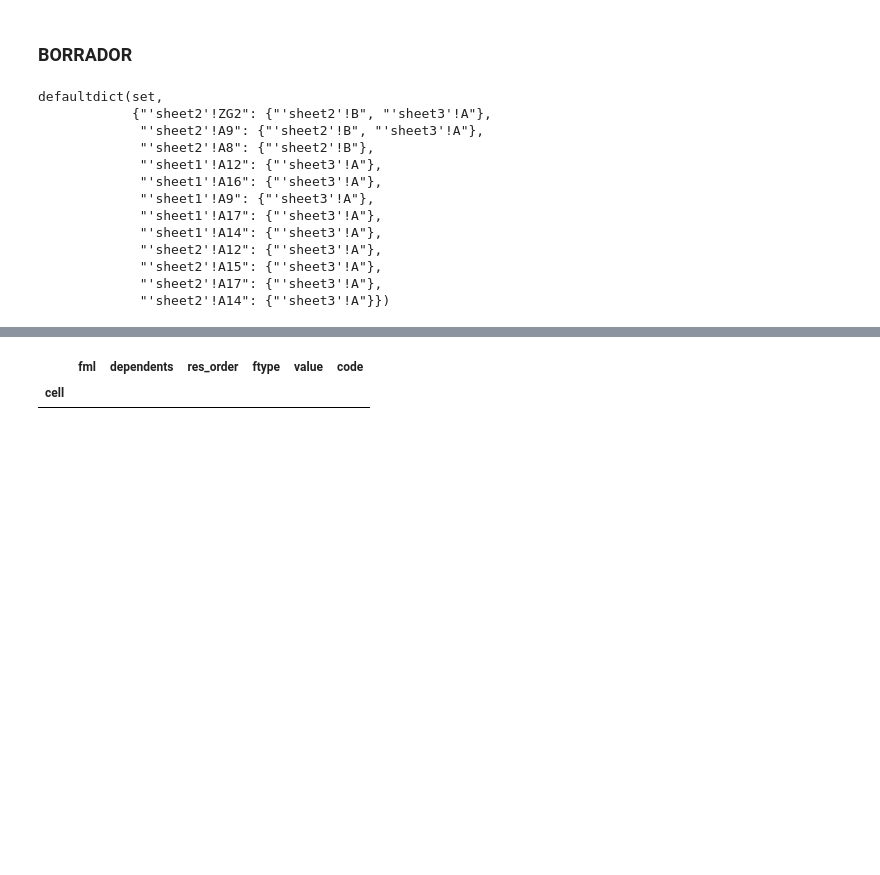
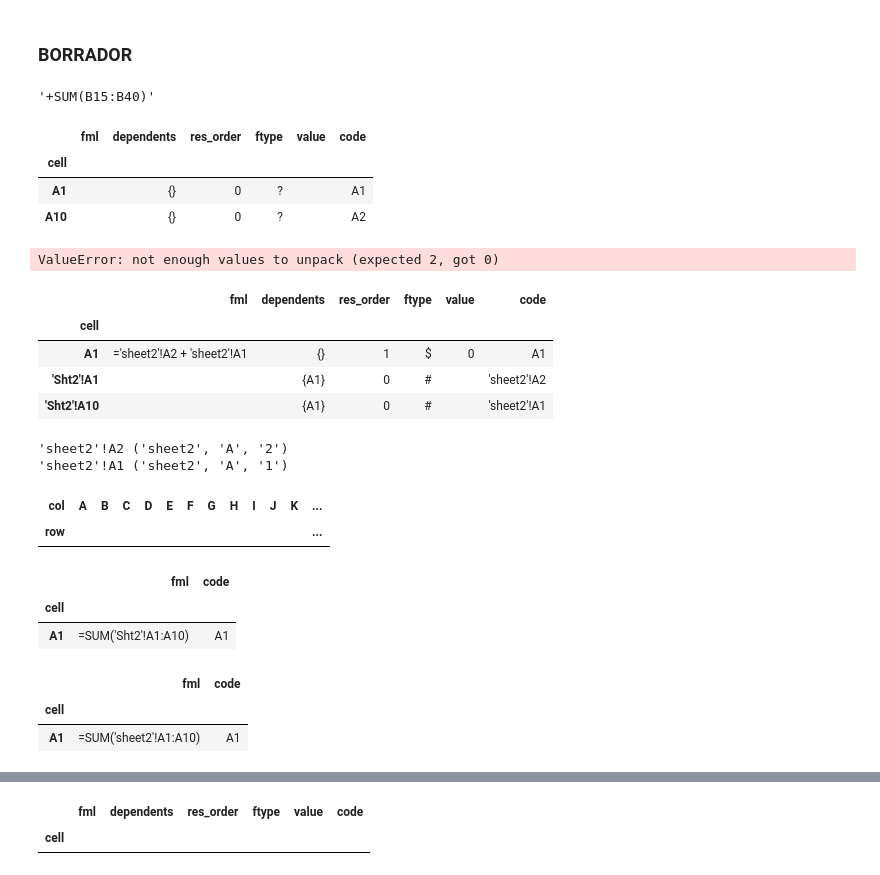
Before and after one commit to agmontesb/excel, a Jupyter notebook: markup_thread.ipynb, the cells around one changed output, grey strips where cells are left out. Drawn from its saved outputs; the diff is of its cells as text; code cells hidden in the pictures; blank space fills up the shorter version.

Commit message:
Solved bug001 to bug006
Se agregó nueva función de clase ExcelTable.formula_translation

```diff
--- a/markup_thread.ipynb
+++ b/markup_thread.ipynb
@@ -160,0 +173,12 @@ import itertools
+# %%
+ExcelTable.encoder('decode', fml, df)
+# %% [output]
+'+SUM(B15:B40)'
+# %%
+wb = ExcelWorkbook('MyBook')
+sht1 = wb.create_worksheet('Sht1')
+tbl1 = sht1.create_table('tbl1', 'A1:P100')
+sht2 = wb.create_worksheet('Sht2')
+tbl2 = sht2.create_table('tbl2', 'A1:P100')
+# %%
+tbl1.set_records({'A1': "=SUM('Sht2'!A1:A10)"})
@@ -160,0 +187,7 @@ import itertools
+# %%
+tbl2.data
+# %% [output]
+|  | fml | dependents | res_order | ftype | value | code |
+| cell |  |  |  |  |  |  |
+| A1 |  | {} | 0 | ? |  | A1 |
+| A10 |  | {} | 0 | ? |  | A2 |
@@ -160,0 +201,12 @@ import itertools
+# %%
+tbl1.set_formulas({'A2': '=mio(23)'})
+# %% [output]
+ValueError: not enough values to unpack (expected 2, got 0)
+# %%
+tbl1.data
+# %% [output]
+|  | fml | dependents | res_order | ftype | value | code |
+| cell |  |  |  |  |  |  |
+| A1 | ='sheet2'!A2 + 'sheet2'!A1 | {} | 1 | $ | 0 | A1 |
+| 'Sht2'!A1 |  | {A1} | 0 | # |  | 'sheet2'!A2 |
+| 'Sht2'!A10 |  | {A1} | 0 | # |  | 'sheet2'!A1 |
@@ -160,0 +240,22 @@ import itertools
+# %%
+it = cell_pattern.finditer("='sheet2'!A2 + 'sheet2'!A1")
+for m in it:
+    print(m[0], m.groups())
+# %% [output]
+'sheet2'!A2 ('sheet2', 'A', '2')
+'sheet2'!A1 ('sheet2', 'A', '1')
+# %%
+tbl1.minimum_table(False)
+# %% [output]
+| col | A | B | C | D | E | F | G | H | I | J | K | ... |
+| row |  |  |  |  |  |  |  |  |  |  |  | ... |
+# %%
+fmls = {'A1': "=SUM('Sht2'!A1:A10)"}
+fmls_df = pd.Series(fmls).to_frame(name='fml')
+fmls_df.index.name = 'cell'
+fmls_df['code'] = ['A1']
+fmls_df
+# %% [output]
+|  | fml | code |
+| cell |  |  |
+| A1 | =SUM('Sht2'!A1:A10) | A1 |
@@ -161 +265,7 @@ import itertools
+# %%
+ExcelTable.set_field(code_ndx, field='code', data=fmls_df, with_dependents=False)
+# %% [output]
+|  | fml | code |
+| cell |  |  |
+| A1 | =SUM('sheet2'!A1:A10) | A1 |
 # %%
@@ -163,17 +272,0 @@ wb = unwrapped_fixture(static_workbook)()
-# %%
-links = wb.links
-links
-# %% [output]
-defaultdict(set,
-            {"'sheet2'!ZG2": {"'sheet2'!B", "'sheet3'!A"},
-             "'sheet2'!A9": {"'sheet2'!B", "'sheet3'!A"},
-             "'sheet2'!A8": {"'sheet2'!B"},
-             "'sheet1'!A12": {"'sheet3'!A"},
-             "'sheet1'!A16": {"'sheet3'!A"},
-             "'sheet1'!A9": {"'sheet3'!A"},
-             "'sheet1'!A17": {"'sheet3'!A"},
-             "'sheet1'!A14": {"'sheet3'!A"},
-             "'sheet2'!A12": {"'sheet3'!A"},
-             "'sheet2'!A15": {"'sheet3'!A"},
-             "'sheet2'!A17": {"'sheet3'!A"},
-             "'sheet2'!A14": {"'sheet3'!A"}})
```
Also changed, not shown: parts of 43 cells of this notebook, 3 other files.
